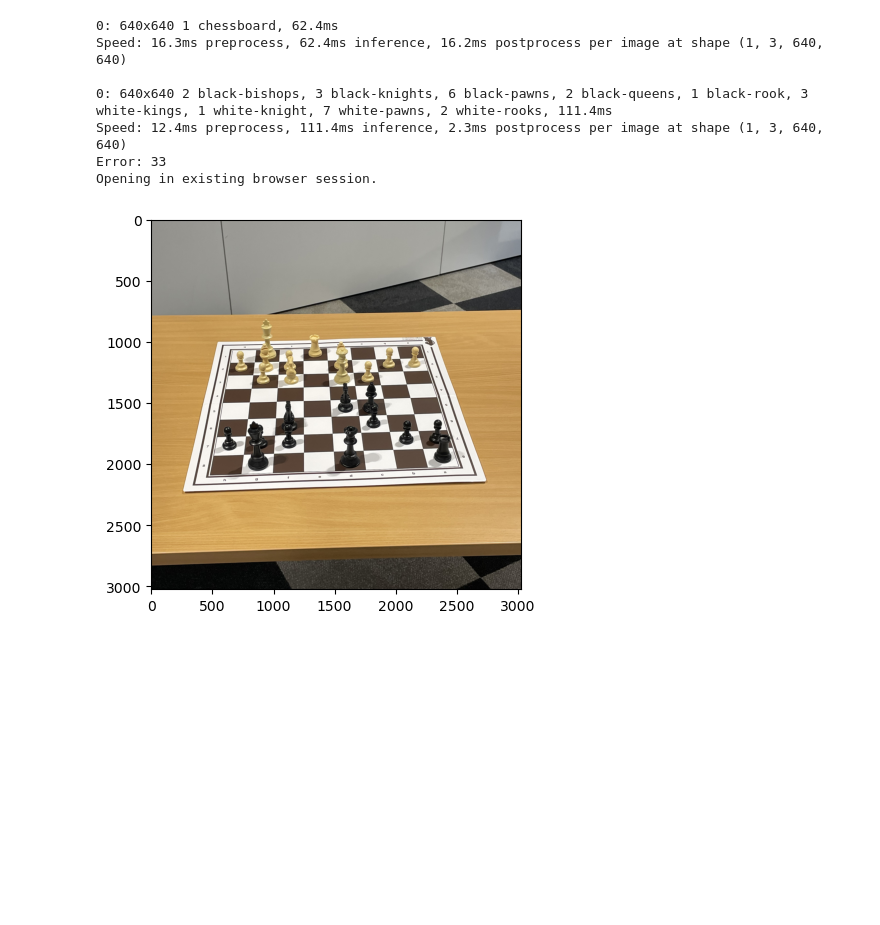
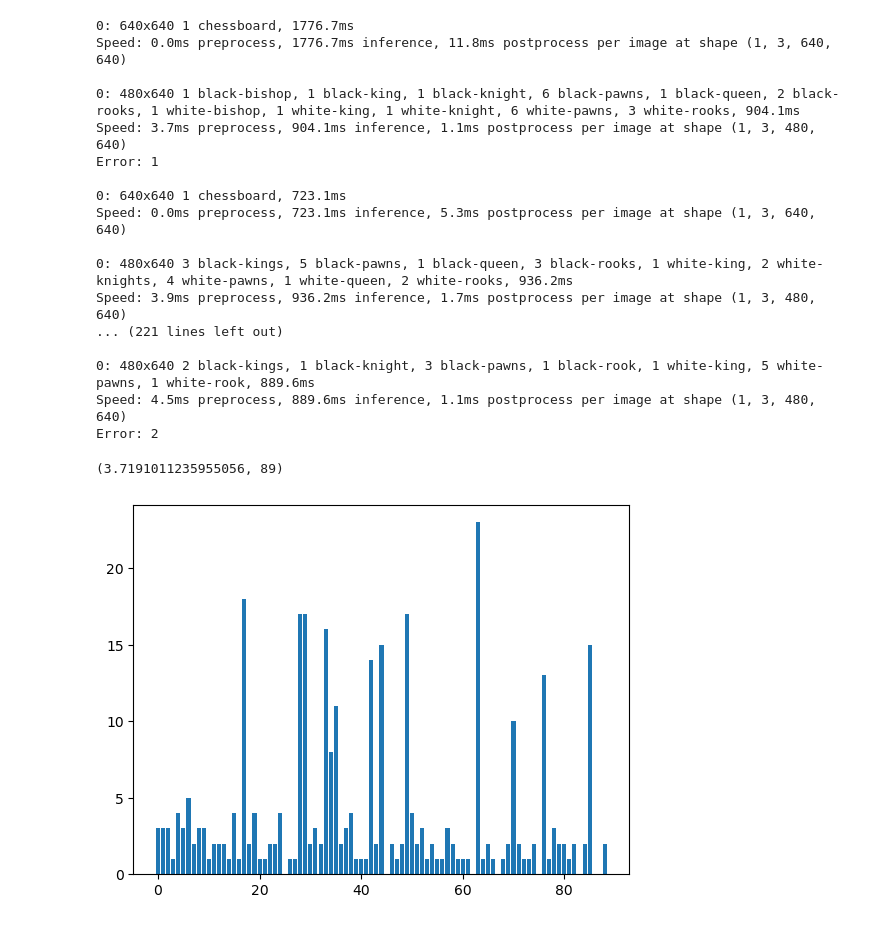
Before and after one commit to MostafaBelo/thesis_chess_lens, a Jupyter notebook: acc_tester.ipynb, the cells around one changed output. Drawn from its saved outputs; the diff is of its cells as text; code cells hidden in the pictures; blank space fills up the shorter version.

```diff
--- a/acc_tester.ipynb
+++ b/acc_tester.ipynb
@@ -21,31 +27,65 @@ def compare_matricies(m1, m2):
 # %%
-for X, fen in dataloader:
-    X = X[0].permute(1, 2, 0)
-    fen = fen[0]
+# for i in tqdm(range(min(len(dataset), 30))):
+for i in tqdm(range(60,len(dataset))):
+    try:
+        X, fen = dataset[i]
+        X = X.to(device)
 
-    if (X.max() <= 1):
-        X = X * 255
-        X = X.to(torch.uint8)
+        X = X.permute(1, 2, 0)
+        fen = fen
 
-    img.load_image(X)
-    img.detect_board()
-    img.recognize_pieces()
+        if (X.max() <= 1):
+            X = X * 255
+            X = X.to(torch.uint8)
 
-    matrix = CU.onehot_to_int(CU.FENtoTensor(fen))
-    print(f"Error: {compare_matricies(img.piece_matrix, matrix)}")
+        img.load_image(X)
+        img.detect_board()
+        img.recognize_pieces()
 
-    plt.imshow(X);
+        matrix = CU.onehot_to_int(CU.FENtoTensor(fen))
+        err = compare_matricies(img.piece_matrix, matrix)
+        print(f"Error: {err}")
 
-    break
+        # plt.figure(figsize=(18,6))
+        # plt.subplot(1,3,1)
+        # plt.imshow(X);
+        # plt.subplot(1,3,2)
+        # img.preview_board();
+        # plt.subplot(1,3,3)
+        # img.save_fen_image()
+        # plt.imshow(plt.imread("out_fen.png"));
+
+        errs.append(err)
+    except Exception as e:
+        pass
+
+    # break
 # %% [output]
-0: 640x640 1 chessboard, 62.4ms
-Speed: 16.3ms preprocess, 62.4ms inference, 16.2ms postprocess per image at shape (1, 3, 640, 640)
+0: 640x640 1 chessboard, 1776.7ms
+Speed: 0.0ms preprocess, 1776.7ms inference, 11.8ms postprocess per image at shape (1, 3, 640, 640)
 
-0: 640x640 2 black-bishops, 3 black-knights, 6 black-pawns, 2 black-queens, 1 black-rook, 3 white-kings, 1 white-knight, 7 white-pawns, 2 white-rooks, 111.4ms
-Speed: 12.4ms preprocess, 111.4ms inference, 2.3ms postprocess per image at shape (1, 3, 640, 640)
-Error: 33
-Opening in existing browser session.
+0: 480x640 1 black-bishop, 1 black-king, 1 black-knight, 6 black-pawns, 1 black-queen, 2 black-rooks, 1 white-bishop, 1 white-king, 1 white-knight, 6 white-pawns, 3 white-rooks, 904.1ms
+Speed: 3.7ms preprocess, 904.1ms inference, 1.1ms postprocess per image at shape (1, 3, 480, 640)
+Error: 1
+
+0: 640x640 1 chessboard, 723.1ms
+Speed: 0.0ms preprocess, 723.1ms inference, 5.3ms postprocess per image at shape (1, 3, 640, 640)
+
+0: 480x640 3 black-kings, 5 black-pawns, 1 black-queen, 3 black-rooks, 1 white-king, 2 white-knights, 4 white-pawns, 1 white-queen, 2 white-rooks, 936.2ms
+Speed: 3.9ms preprocess, 936.2ms inference, 1.7ms postprocess per image at shape (1, 3, 480, 640)
+... (221 lines left out)
+
+0: 480x640 2 black-kings, 1 black-knight, 3 black-pawns, 1 black-rook, 1 white-king, 5 white-pawns, 1 white-rook, 889.6ms
+Speed: 4.5ms preprocess, 889.6ms inference, 1.1ms postprocess per image at shape (1, 3, 480, 640)
+Error: 2
-[figure, removed]
+# %%
+sum(errs) / len(errs), len(errs)
+# %% [output]
+(3.7191011235955056, 89)
+# %%
+plt.bar(range(len(errs)), errs);
+# %% [output]
+[figure, added]
 # %%
 img.preview_board()
 # %% [output]
```
Also changed, not shown: parts of 6 cells of this notebook, 4 other files.
